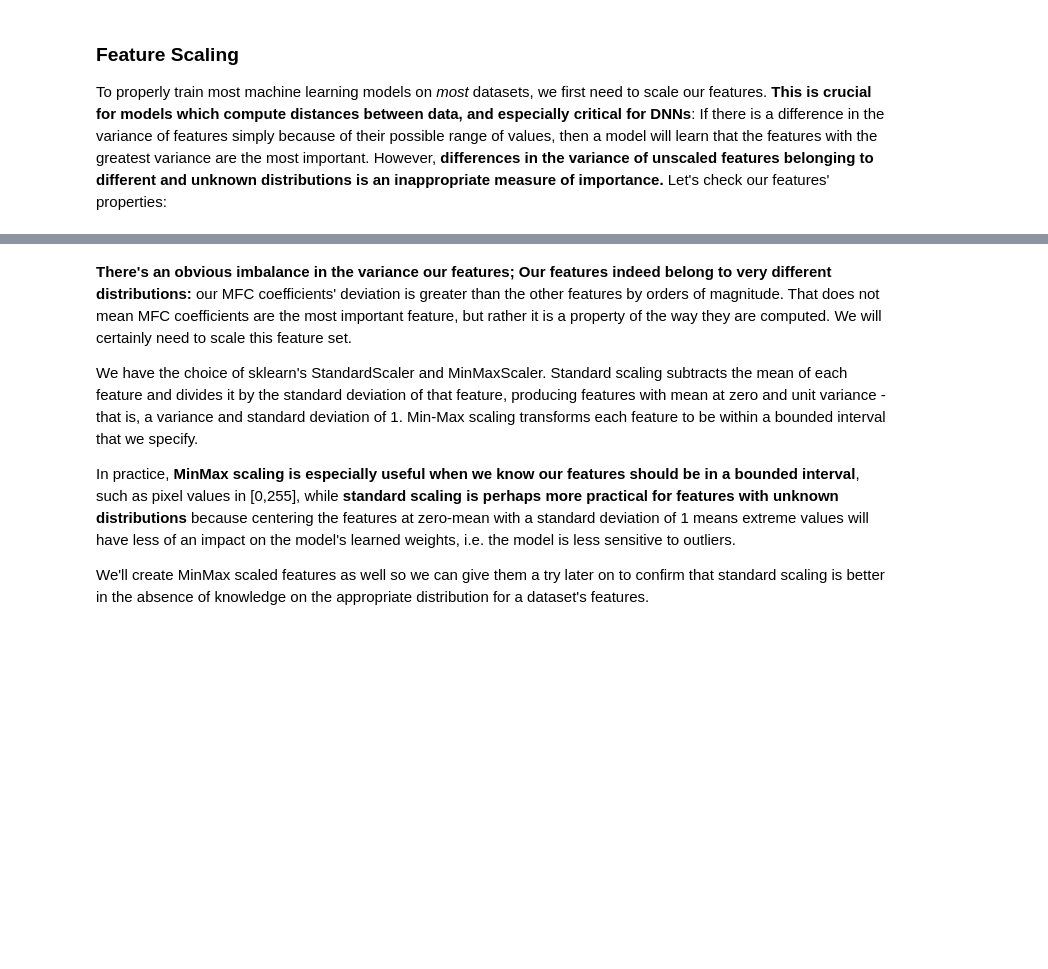
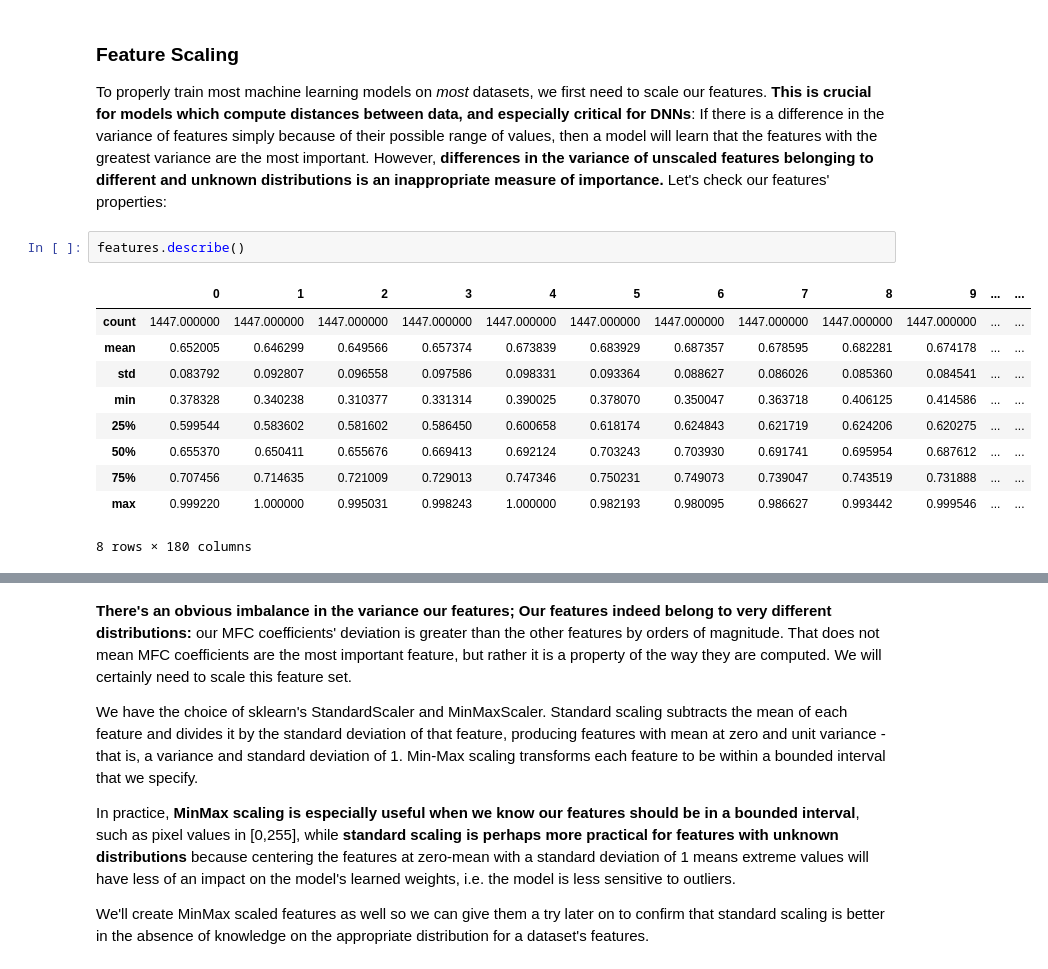
Before and after one commit to Walloppro/Week3-ClassicML, a Jupyter notebook: Week_3_MachineLearning.ipynb, the cells around one changed output, grey strips where cells are left out. Cells and saved outputs as stored; diff of their text form; blank space fills up the shorter version.

```diff
--- a/Week_3_MachineLearning.ipynb
+++ b/Week_3_MachineLearning.ipynb
@@ -256,6 +271,19 @@ plt.show()
 # %% [markdown]
 ### Feature Scaling
 To properly train most machine learning models on _most_ datasets, we first need to scale our features. **This is crucial for models which compute distances between data, and especially critical for DNNs**: If there is a difference in the variance of features simply because of their possible range of values, then a model will learn that the features with the greatest variance are the most important. However, **differences in the variance of unscaled features belonging to different and unknown distributions is an inappropriate measure of importance.** Let's check our features' properties:
+# %%
+features.describe()
+# %% [output]
+|  | 0 | 1 | 2 | 3 | 4 | 5 | 6 | 7 | 8 | 9 | ... | ... |
+| count | 1447.000000 | 1447.000000 | 1447.000000 | 1447.000000 | 1447.000000 | 1447.000000 | 1447.000000 | 1447.000000 | 1447.000000 | 1447.000000 | ... | ... |
+| mean | 0.652005 | 0.646299 | 0.649566 | 0.657374 | 0.673839 | 0.683929 | 0.687357 | 0.678595 | 0.682281 | 0.674178 | ... | ... |
+| std | 0.083792 | 0.092807 | 0.096558 | 0.097586 | 0.098331 | 0.093364 | 0.088627 | 0.086026 | 0.085360 | 0.084541 | ... | ... |
+| min | 0.378328 | 0.340238 | 0.310377 | 0.331314 | 0.390025 | 0.378070 | 0.350047 | 0.363718 | 0.406125 | 0.414586 | ... | ... |
+| 25% | 0.599544 | 0.583602 | 0.581602 | 0.586450 | 0.600658 | 0.618174 | 0.624843 | 0.621719 | 0.624206 | 0.620275 | ... | ... |
+| 50% | 0.655370 | 0.650411 | 0.655676 | 0.669413 | 0.692124 | 0.703243 | 0.703930 | 0.691741 | 0.695954 | 0.687612 | ... | ... |
+| 75% | 0.707456 | 0.714635 | 0.721009 | 0.729013 | 0.747346 | 0.750231 | 0.749073 | 0.739047 | 0.743519 | 0.731888 | ... | ... |
+| max | 0.999220 | 1.000000 | 0.995031 | 0.998243 | 1.000000 | 0.982193 | 0.980095 | 0.986627 | 0.993442 | 0.999546 | ... | ... |
+8 rows × 180 columns
 # %%
 # We would usually use df.describe(), but it provides a bit of a mess of information we don't need at the moment.
 def print_features(df):
```
Also changed, not shown: parts of 12 cells of this notebook.
